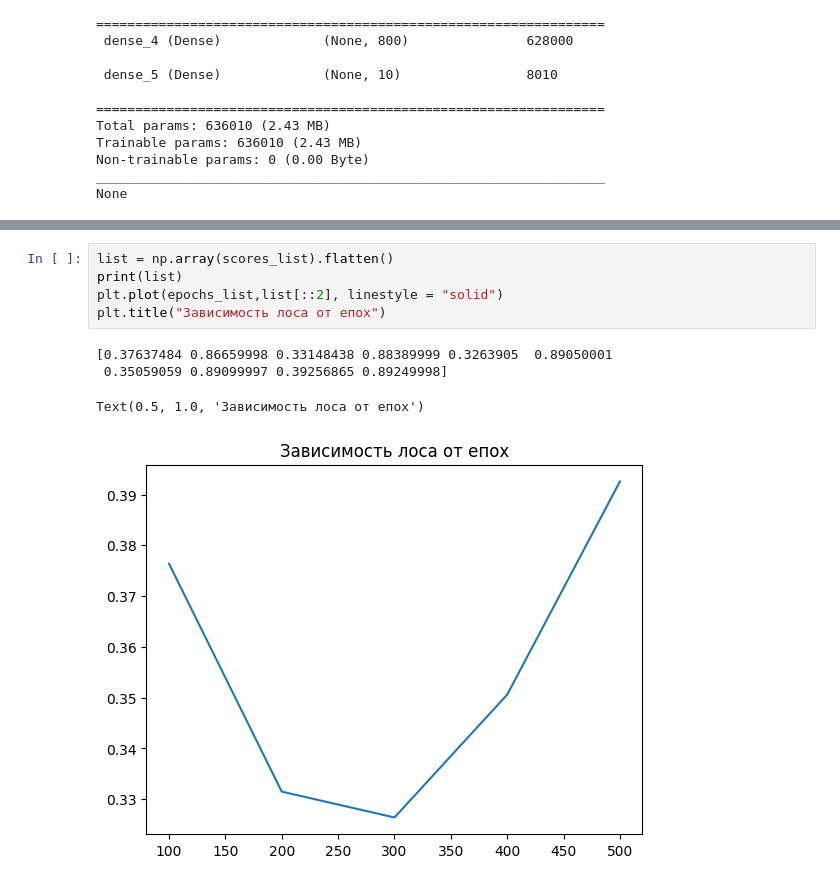
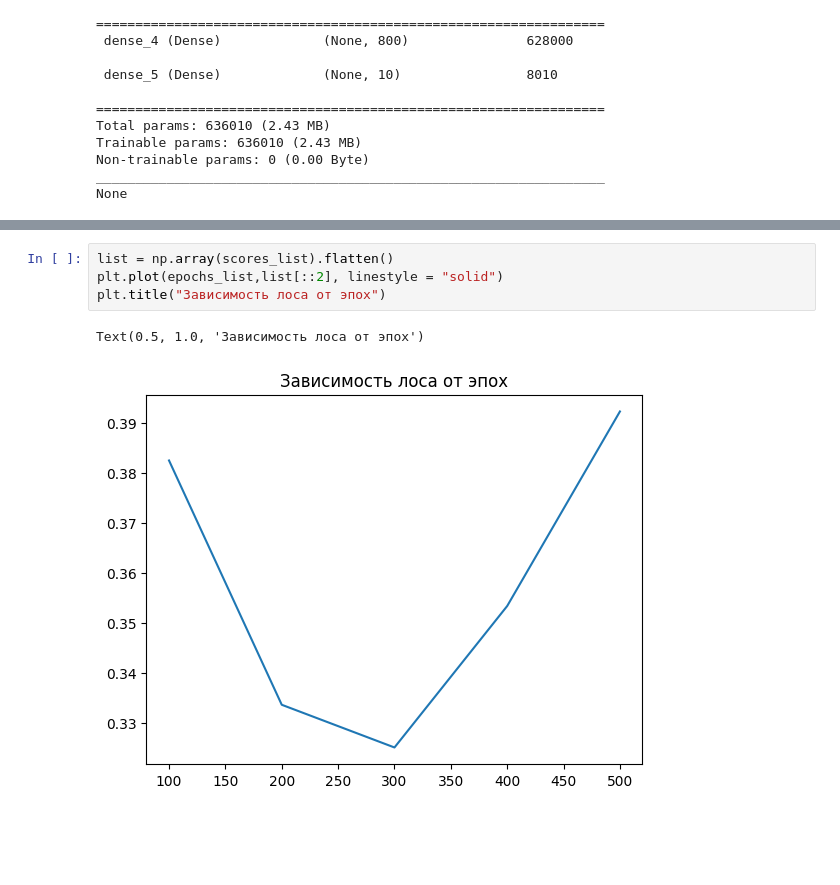
Before and after one commit to Bikmul/My-ML-piscine, a Jupyter notebook: laba2/test1.ipynb, the cells around one changed output, grey strips where cells are left out. Drawn from its saved outputs; the diff is of its cells as text; blank space fills up the shorter version.

```diff
--- a/laba2/test1.ipynb
+++ b/laba2/test1.ipynb
@@ -82,11 +82,8 @@ Epoch 500/500
 # %%
 list = np.array(scores_list).flatten()
-print(list)
 plt.plot(epochs_list,list[::2], linestyle = "solid")
-plt.title("Зависимость лоса от епох")
+plt.title("Зависимость лоса от эпох")
 # %% [output]
-[0.37637484 0.86659998 0.33148438 0.88389999 0.3263905  0.89050001
- 0.35059059 0.89099997 0.39256865 0.89249998]
+Text(0.5, 1.0, 'Зависимость лоса от эпох')
-Text(0.5, 1.0, 'Зависимость лоса от епох')
-[figure, old version]
+[figure, new version]
 # %%
```
Also changed, not shown: parts of 3 cells of this notebook, 7 other files.
